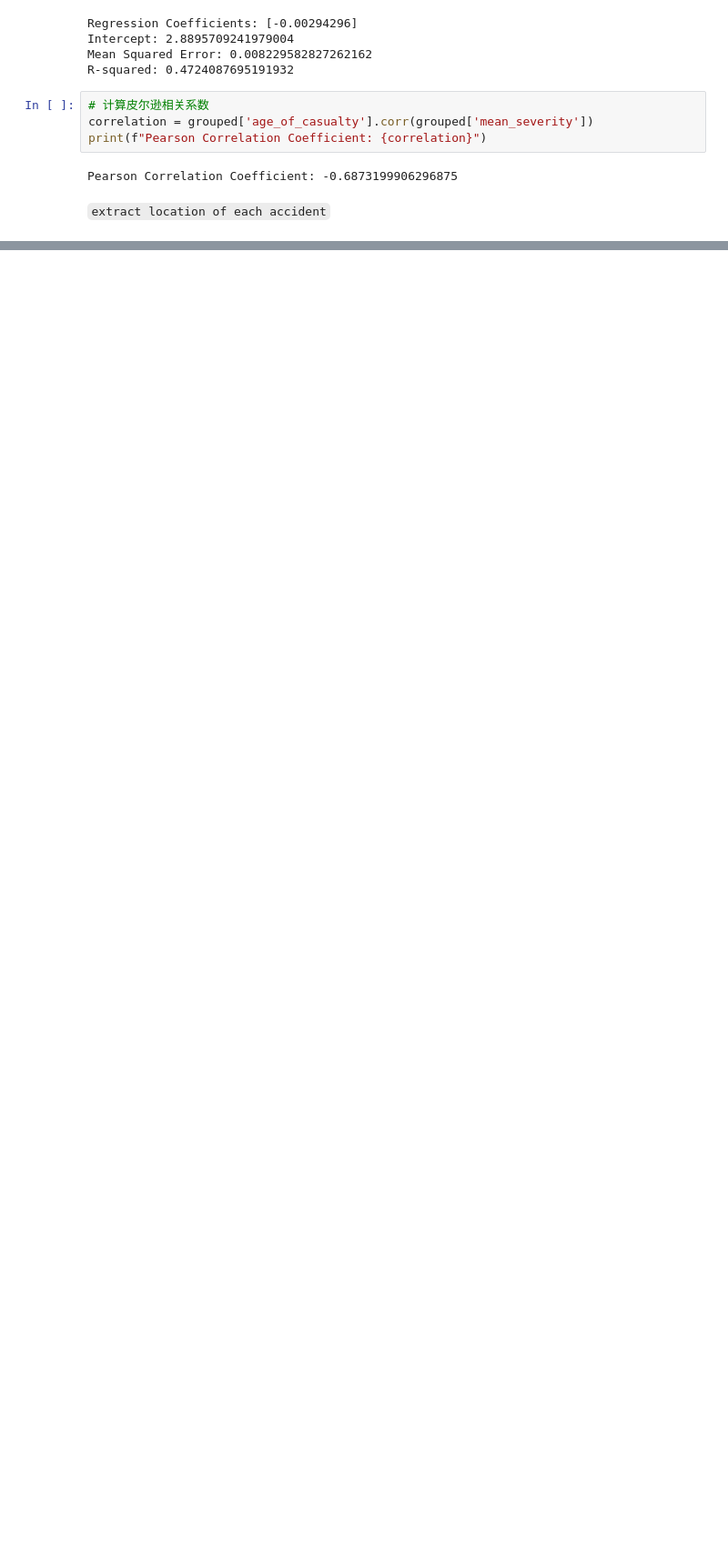
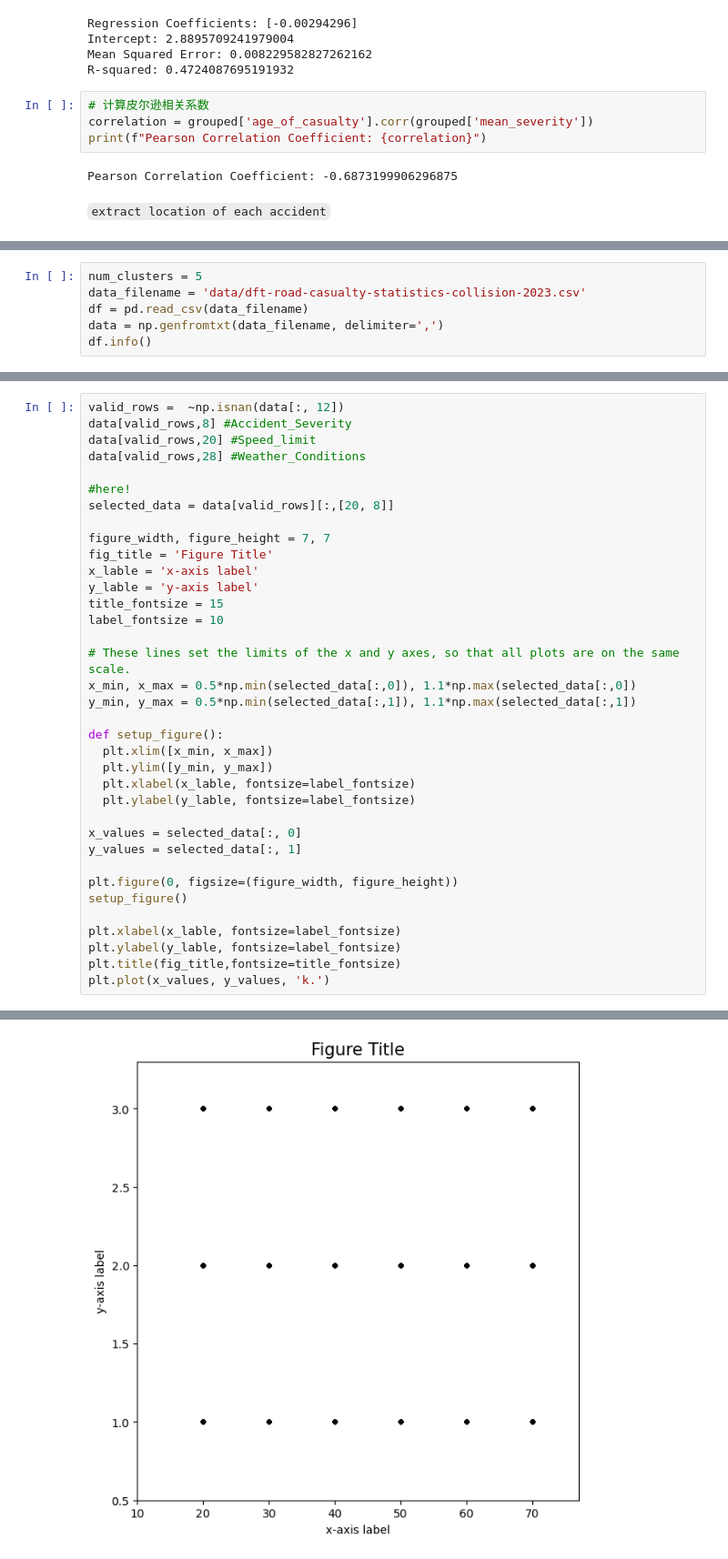
Before and after one commit to jwkee0420/Quantitative-Methods, a Jupyter notebook: Lianghao_workplace.ipynb, the cells around one changed output, grey strips where cells are left out. Shown at 91% size. Drawn from its saved outputs; the diff is of its cells as text; blank space fills up the shorter version.

Commit message:
add clustering code in Lianghao_workplace

```diff
--- a/Lianghao_workplace.ipynb
+++ b/Lianghao_workplace.ipynb
@@ -216,0 +224,6 @@ EPSG:4326
+# %%
+num_clusters = 5
+data_filename = 'data/dft-road-casualty-statistics-collision-2023.csv'
+df = pd.read_csv(data_filename)
+data = np.genfromtxt(data_filename, delimiter=',')
+df.info()
@@ -216,0 +253,37 @@ EPSG:4326
+# %%
+valid_rows =  ~np.isnan(data[:, 12])
+data[valid_rows,8] #Accident_Severity
+data[valid_rows,20] #Speed_limit
+data[valid_rows,28] #Weather_Conditions
+
+#here!
+selected_data = data[valid_rows][:,[20, 8]]
+
+figure_width, figure_height = 7, 7
+fig_title = 'Figure Title'
+x_lable = 'x-axis label'
+y_lable = 'y-axis label'
+title_fontsize = 15
+label_fontsize = 10
+
+# These lines set the limits of the x and y axes, so that all plots are on the same scale.
+x_min, x_max = 0.5*np.min(selected_data[:,0]), 1.1*np.max(selected_data[:,0])
+y_min, y_max = 0.5*np.min(selected_data[:,1]), 1.1*np.max(selected_data[:,1])
+
+def setup_figure():
+  plt.xlim([x_min, x_max])
+  plt.ylim([y_min, y_max])
+  plt.xlabel(x_lable, fontsize=label_fontsize)
+  plt.ylabel(y_lable, fontsize=label_fontsize)
+
+x_values = selected_data[:, 0]
+y_values = selected_data[:, 1]
+
+plt.figure(0, figsize=(figure_width, figure_height))
+setup_figure()
+
+plt.xlabel(x_lable, fontsize=label_fontsize)
+plt.ylabel(y_lable, fontsize=label_fontsize)
+plt.title(fig_title,fontsize=title_fontsize)
+plt.plot(x_values, y_values, 'k.')
+# %% [output]
@@ -216,0 +291 @@ EPSG:4326
+[figure, added]
```
Also changed, not shown: parts of 16 cells of this notebook, 1 other file.
